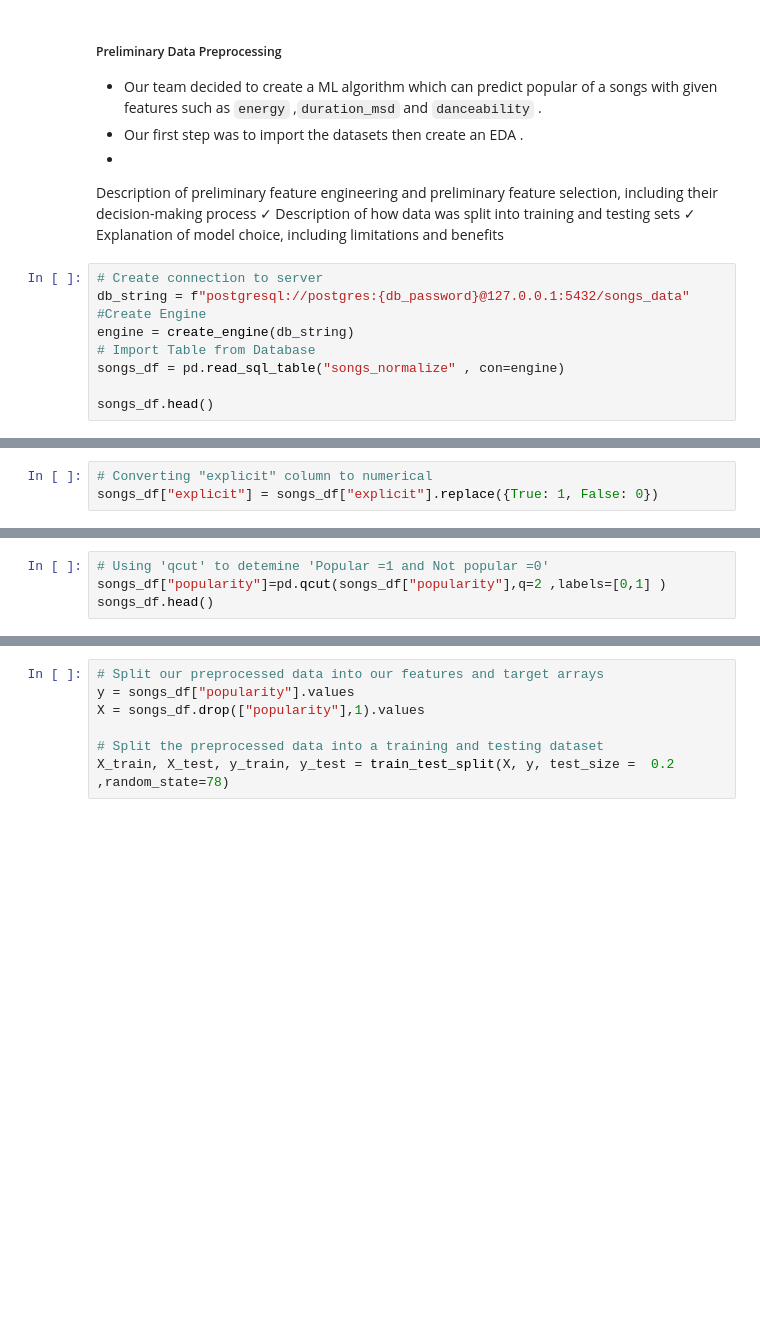
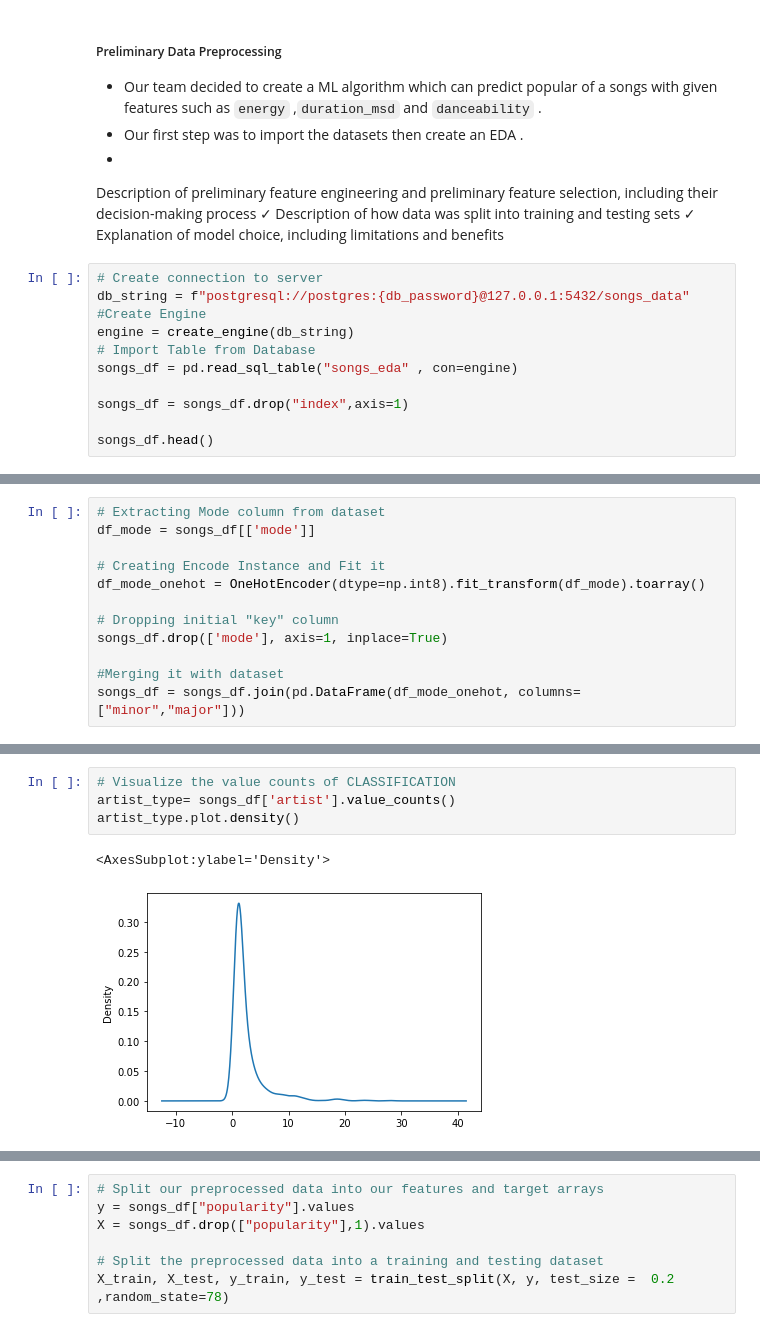
Before and after one commit to aktugchelekche/Project_Team_2, a Jupyter notebook: Machine_Learning_Models/Model_Selection.ipynb, the cells around one changed output, grey strips where cells are left out. Saved outputs shown, nothing was run; the diff lists cells and outputs as text; blank space fills up the shorter version.

```diff
--- a/Machine_Learning_Models/Model_Selection.ipynb
+++ b/Machine_Learning_Models/Model_Selection.ipynb
@@ -32,7 +33,9 @@ db_string = f"postgresql://postgres:{db_password}@127.0.0.1:5432/songs_data"
 #Create Engine
 engine = create_engine(db_string)
 # Import Table from Database
-songs_df = pd.read_sql_table("songs_normalize" , con=engine)
+songs_df = pd.read_sql_table("songs_eda" , con=engine)
+
+songs_df = songs_df.drop("index",axis=1)
 
 songs_df.head()
 # %% [output]
@@ -103,3 +47,0 @@ dtype: object
-# %%
-# Converting "explicit" column to numerical
-songs_df["explicit"] = songs_df["explicit"].replace({True: 1, False: 0})
@@ -128,4 +47,0 @@ dtype: object
-# %%
-# Using 'qcut' to detemine 'Popular =1 and Not popular =0'
-songs_df["popularity"]=pd.qcut(songs_df["popularity"],q=2 ,labels=[0,1] )
-songs_df.head()
@@ -138,0 +53,12 @@ songs_df.head()
+# %%
+# Extracting Mode column from dataset
+df_mode = songs_df[['mode']]
+
+# Creating Encode Instance and Fit it
+df_mode_onehot = OneHotEncoder(dtype=np.int8).fit_transform(df_mode).toarray()
+
+# Dropping initial "key" column
+songs_df.drop(['mode'], axis=1, inplace=True)
+
+#Merging it with dataset
+songs_df = songs_df.join(pd.DataFrame(df_mode_onehot, columns=["minor","major"]))
@@ -138,0 +83,7 @@ songs_df.head()
+# %%
+# Visualize the value counts of CLASSIFICATION
+artist_type= songs_df['artist'].value_counts()
+artist_type.plot.density()
+# %% [output]
+<AxesSubplot:ylabel='Density'>
+[figure, added]
```
Also changed, not shown: parts of 35 cells of this notebook.
